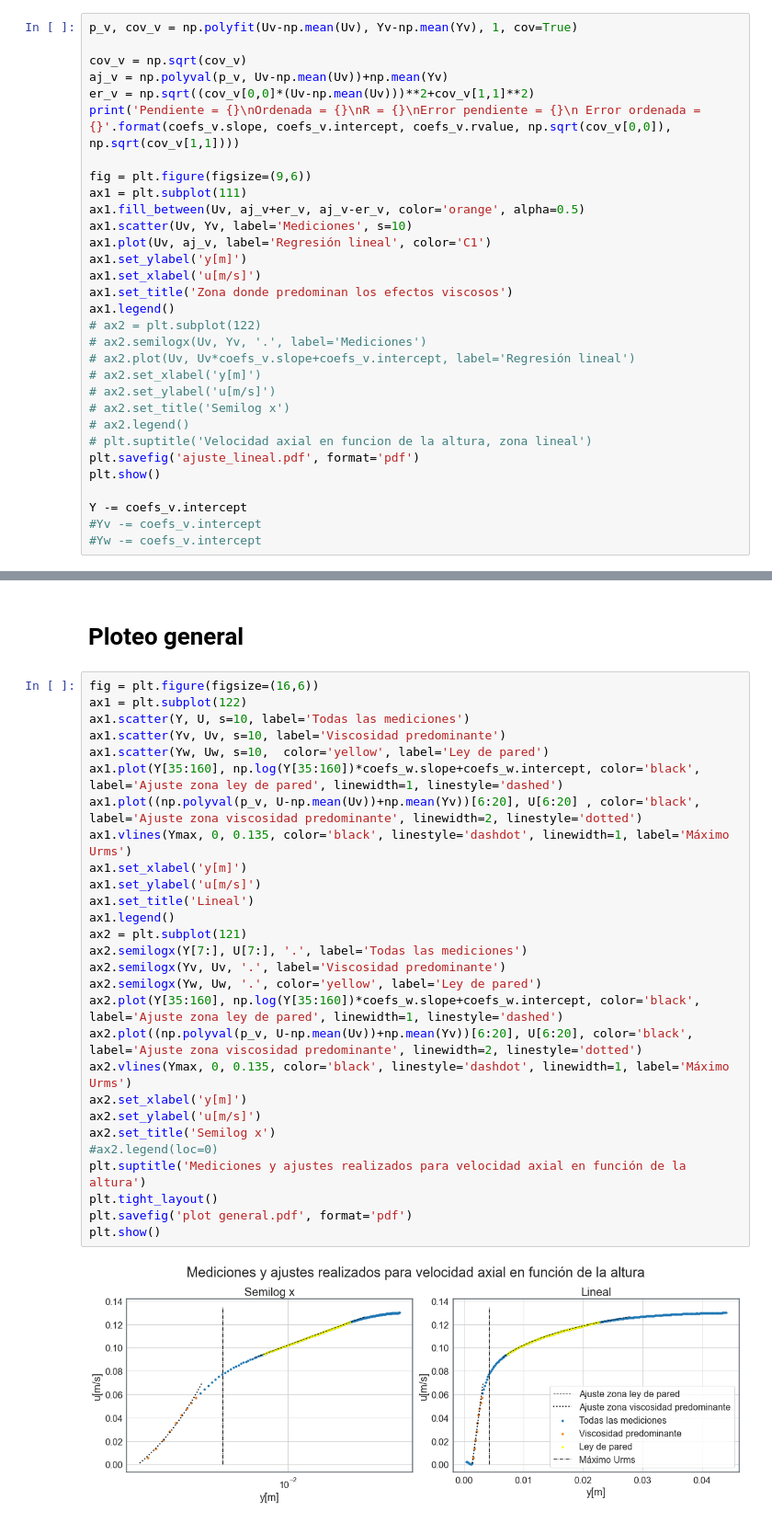
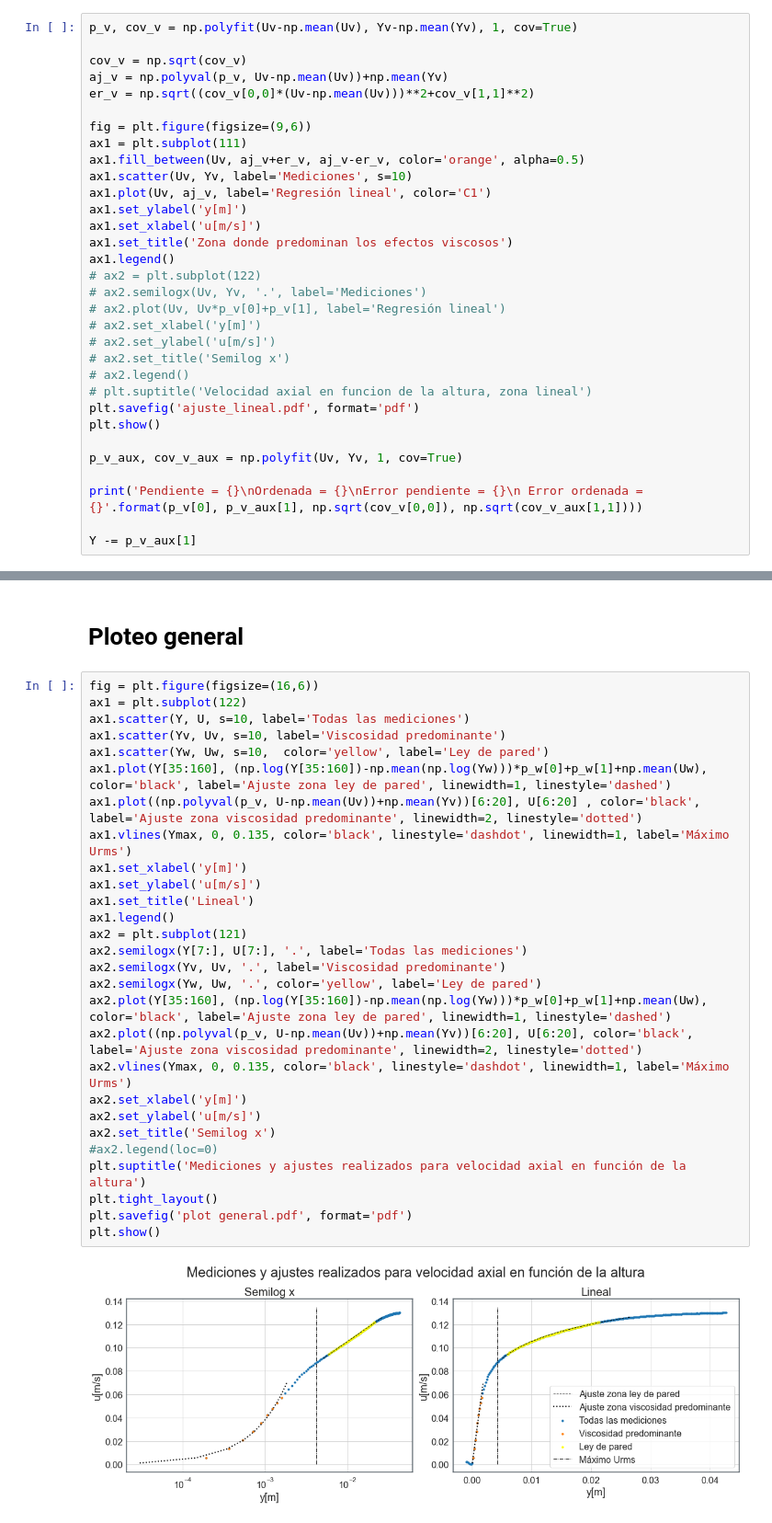
Before and after one commit to francescocamussoni/Lab-IB, a Jupyter notebook: fluid_mechanics.ipynb, the cells around one changed output, grey strips where cells are left out. Shown at 92% size. Saved outputs shown, nothing was run; the diff lists cells and outputs as text.

```diff
--- a/fluid_mechanics.ipynb
+++ b/fluid_mechanics.ipynb
@@ -121,7 +121,6 @@ p_v, cov_v = np.polyfit(Uv-np.mean(Uv), Yv-np.mean(Yv), 1, cov=True)
 cov_v = np.sqrt(cov_v)
 aj_v = np.polyval(p_v, Uv-np.mean(Uv))+np.mean(Yv)
 er_v = np.sqrt((cov_v[0,0]*(Uv-np.mean(Uv)))**2+cov_v[1,1]**2)
-print('Pendiente = {}\nOrdenada = {}\nR = {}\nError pendiente = {}\n Error ordenada = {}'.format(coefs_v.slope, coefs_v.intercept, coefs_v.rvalue, np.sqrt(cov_v[0,0]), np.sqrt(cov_v[1,1])))
 
 fig = plt.figure(figsize=(9,6))
 ax1 = plt.subplot(111)
@@ -134,7 +133,7 @@ ax1.set_title('Zona donde predominan los efectos viscosos')
 ax1.legend()
 # ax2 = plt.subplot(122)
 # ax2.semilogx(Uv, Yv, '.', label='Mediciones')
-# ax2.plot(Uv, Uv*coefs_v.slope+coefs_v.intercept, label='Regresión lineal')
+# ax2.plot(Uv, Uv*p_v[0]+p_v[1], label='Regresión lineal')
 # ax2.set_xlabel('y[m]')
 # ax2.set_ylabel('u[m/s]')
 # ax2.set_title('Semilog x')
@@ -143,7 +142,9 @@ ax1.legend()
 plt.savefig('ajuste_lineal.pdf', format='pdf')
 plt.show()
 
-Y -= coefs_v.intercept
-#Yv -= coefs_v.intercept
-#Yw -= coefs_v.intercept
+p_v_aux, cov_v_aux = np.polyfit(Uv, Yv, 1, cov=True)
+
+print('Pendiente = {}\nOrdenada = {}\nError pendiente = {}\n Error ordenada = {}'.format(p_v[0], p_v_aux[1], np.sqrt(cov_v[0,0]), np.sqrt(cov_v_aux[1,1])))
+
+Y -= p_v_aux[1]
 # %% [output]
@@ -246,30 +245,30 @@ Error en B = 0.0028549067714943323
 # %%
 fig = plt.figure(figsize=(16,6))
 ax1 = plt.subplot(122)
 ax1.scatter(Y, U, s=10, label='Todas las mediciones')
 ax1.scatter(Yv, Uv, s=10, label='Viscosidad predominante')
 ax1.scatter(Yw, Uw, s=10,  color='yellow', label='Ley de pared')
-ax1.plot(Y[35:160], np.log(Y[35:160])*coefs_w.slope+coefs_w.intercept, color='black', label='Ajuste zona ley de pared', linewidth=1, linestyle='dashed')
+ax1.plot(Y[35:160], (np.log(Y[35:160])-np.mean(np.log(Yw)))*p_w[0]+p_w[1]+np.mean(Uw), color='black', label='Ajuste zona ley de pared', linewidth=1, linestyle='dashed')
 ax1.plot((np.polyval(p_v, U-np.mean(Uv))+np.mean(Yv))[6:20], U[6:20] , color='black', label='Ajuste zona viscosidad predominante', linewidth=2, linestyle='dotted')
 ax1.vlines(Ymax, 0, 0.135, color='black', linestyle='dashdot', linewidth=1, label='Máximo Urms')
 ax1.set_xlabel('y[m]')
 ax1.set_ylabel('u[m/s]')
 ax1.set_title('Lineal')
 ax1.legend()
 ax2 = plt.subplot(121)
 ax2.semilogx(Y[7:], U[7:], '.', label='Todas las mediciones')
 ax2.semilogx(Yv, Uv, '.', label='Viscosidad predominante')
 ax2.semilogx(Yw, Uw, '.', color='yellow', label='Ley de pared')
-ax2.plot(Y[35:160], np.log(Y[35:160])*coefs_w.slope+coefs_w.intercept, color='black', label='Ajuste zona ley de pared', linewidth=1, linestyle='dashed')
+ax2.plot(Y[35:160], (np.log(Y[35:160])-np.mean(np.log(Yw)))*p_w[0]+p_w[1]+np.mean(Uw), color='black', label='Ajuste zona ley de pared', linewidth=1, linestyle='dashed')
 ax2.plot((np.polyval(p_v, U-np.mean(Uv))+np.mean(Yv))[6:20], U[6:20], color='black', label='Ajuste zona viscosidad predominante', linewidth=2, linestyle='dotted')
 ax2.vlines(Ymax, 0, 0.135, color='black', linestyle='dashdot', linewidth=1, label='Máximo Urms')
 ax2.set_xlabel('y[m]')
 ax2.set_ylabel('u[m/s]')
 ax2.set_title('Semilog x')
 #ax2.legend(loc=0)
 plt.suptitle('Mediciones y ajustes realizados para velocidad axial en función de la altura')
 plt.tight_layout()
 plt.savefig('plot general.pdf', format='pdf')
 plt.show()
 # %% [output]
-[figure, old version]
+[figure, new version]
```
Also changed, not shown: parts of 7 cells of this notebook.
